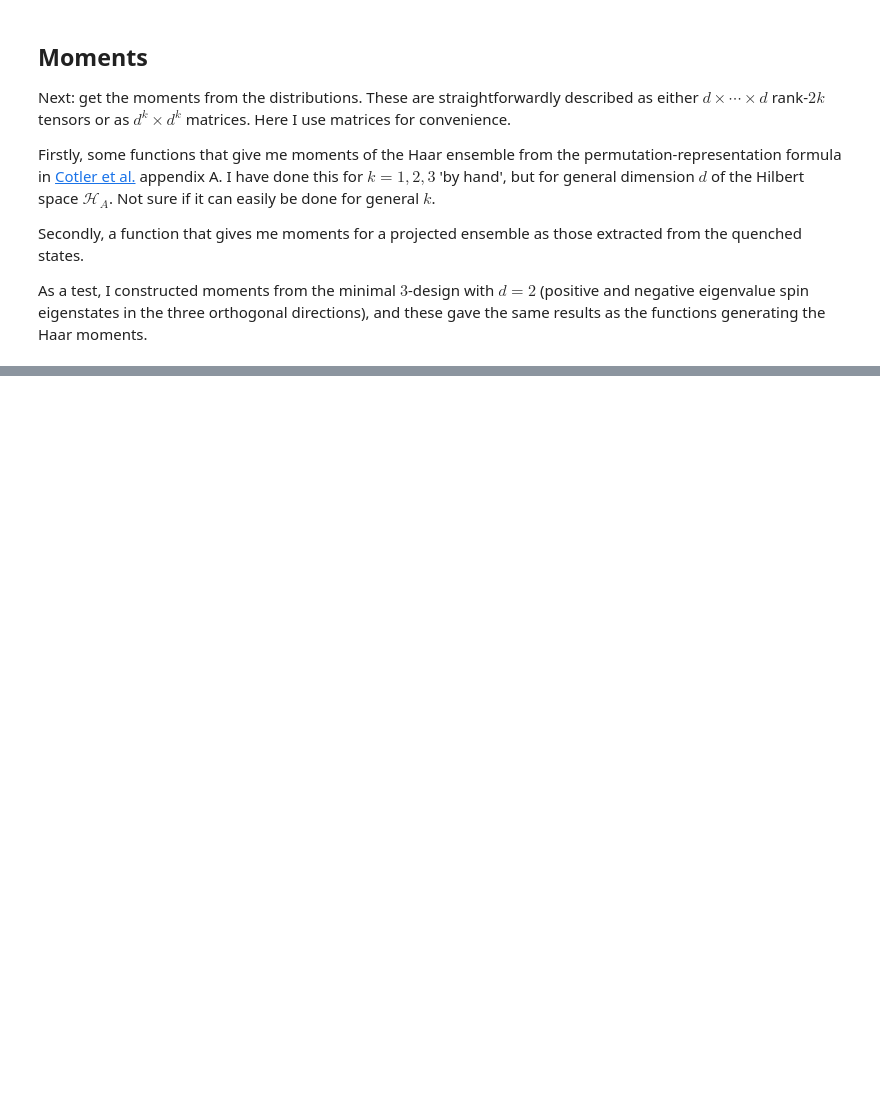
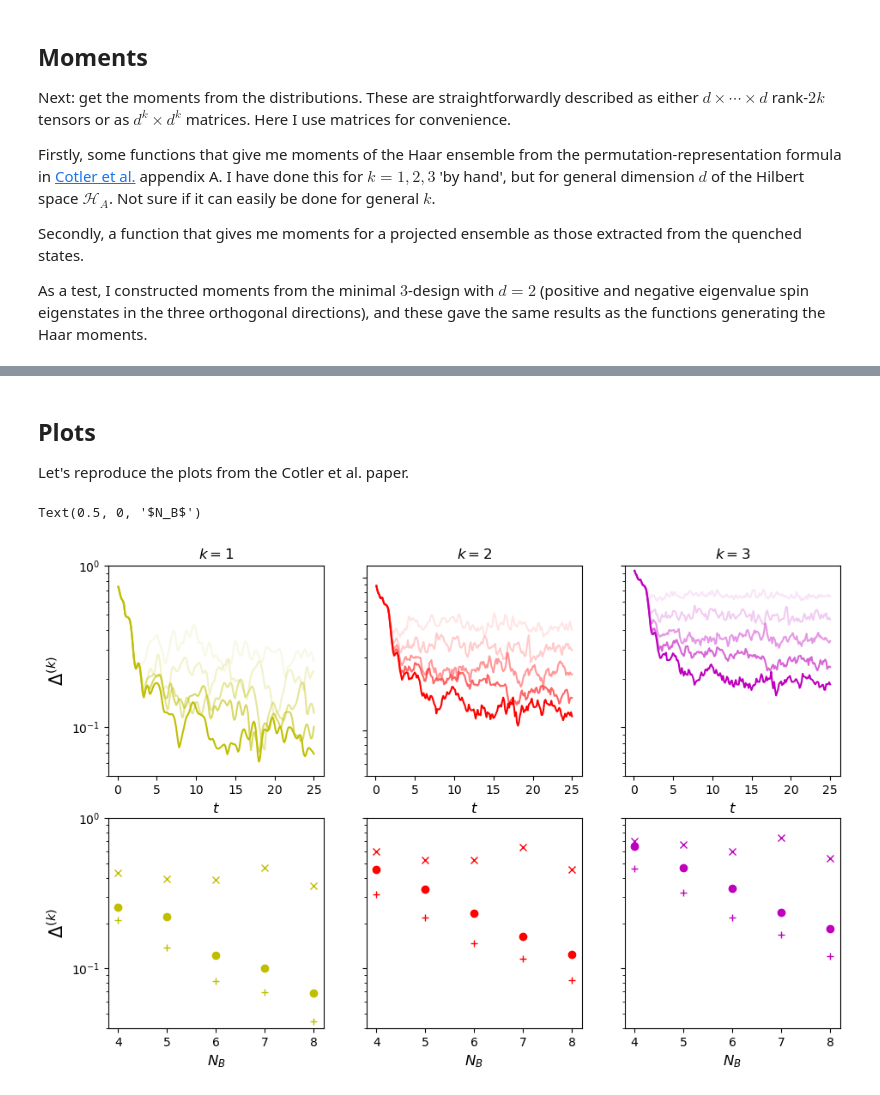
Before and after one commit to DaanTimmers/Summer_23, a Jupyter notebook: projected_ensemble.ipynb, the cells around one changed output, grey strips where cells are left out. Saved outputs shown, nothing was run; the diff lists cells and outputs as text; code cells hidden in the pictures; blank space fills up the shorter version.

Commit message:
empirical Haar and figure

```diff
--- a/projected_ensemble.ipynb
+++ b/projected_ensemble.ipynb
@@ -260,0 +293,71 @@ np.savez('Trace_distances', times=times, Ch_Dist = Ch_Dist, Int_Dist = Int_Dist)
+# %% [markdown]
+## Plots
+
+Let's reproduce the plots from the Cotler et al. paper.
+# %%
+data = np.load('Trace_distances.npz')
+times = data['times']
+Ch_Dist = data['Ch_Dist']
+Int_Dist = data['Int_Dist']
+
+fig, axes = plt.subplots(nrows=2,ncols=3,figsize=(11,7))
+
+axes[0,0].plot(times, Ch_Dist[0,0], color='y', alpha=0.1)
+axes[0,0].plot(times, Ch_Dist[1,0], color='y', alpha=0.2)
+axes[0,0].plot(times, Ch_Dist[2,0], color='y', alpha=0.4)
+axes[0,0].plot(times, Ch_Dist[3,0], color='y', alpha=0.6)
+axes[0,0].plot(times, Ch_Dist[4,0], color='y', alpha=1)
+axes[0,0].set_yscale('log')
+axes[0,0].set_ylim(0.05,1)
+axes[0,0].set_ylabel('$\Delta^{(k)}$',size=15)
+axes[0,0].set_xlabel('$t$',size=12)
+axes[0,0].set_title('$k = 1$')
+
+axes[0,1].plot(times, Ch_Dist[0,1], color='r', alpha=0.1)
+axes[0,1].plot(times, Ch_Dist[1,1], color='r', alpha=0.2)
+axes[0,1].plot(times, Ch_Dist[2,1], color='r', alpha=0.4)
+axes[0,1].plot(times, Ch_Dist[3,1], color='r', alpha=0.6)
+axes[0,1].plot(times, Ch_Dist[4,1], color='r', alpha=1)
+axes[0,1].set_yscale('log')
+axes[0,1].set_ylim(0.05,1.2)
+axes[0,1].set_yticklabels('')
+axes[0,1].set_xlabel('$t$',size=12)
+axes[0,1].set_title('$k=2$')
+
+axes[0,2].plot(times, Ch_Dist[0,2], color='m', alpha=0.1)
+axes[0,2].plot(times, Ch_Dist[1,2], color='m', alpha=0.2)
+axes[0,2].plot(times, Ch_Dist[2,2], color='m', alpha=0.4)
+axes[0,2].plot(times, Ch_Dist[3,2], color='m', alpha=0.6)
+axes[0,2].plot(times, Ch_Dist[4,2], color='m', alpha=1)
+axes[0,2].set_yscale('log')
+axes[0,2].set_ylim(0.05,1)
+axes[0,2].set_yticklabels('')
+axes[0,2].set_xlabel('$t$',size=12)
+axes[0,2].set_title('$k = 3$')
+
+axes[1,0].plot(N_Bs, Ch_Dist[:,0,-1], 'yo')
+axes[1,0].plot(N_Bs, Int_Dist[:,0,-1], 'yx')
+axes[1,0].plot(N_Bs, Emp_Haar_Dist[:,0], 'y+')
+axes[1,0].set_yscale('log')
+axes[1,0].set_ylim(0.04,1)
+axes[1,0].set_ylabel('$\Delta^{(k)}$',size=15)
+axes[1,0].set_xlabel('$N_B$',size=12)
+
+axes[1,1].plot(N_Bs, Ch_Dist[:,1,-1], 'ro')
+axes[1,1].plot(N_Bs, Int_Dist[:,1,-1], 'rx')
+axes[1,1].plot(N_Bs, Emp_Haar_Dist[:,1], 'r+')
+axes[1,1].set_yscale('log')
+axes[1,1].set_ylim(0.04,1)
+axes[1,1].set_yticklabels('')
+axes[1,1].set_xlabel('$N_B$',size=12)
+
+axes[1,2].plot(N_Bs, Ch_Dist[:,2,-1], 'mo')
+axes[1,2].plot(N_Bs, Int_Dist[:,2,-1], 'mx')
+axes[1,2].plot(N_Bs, Emp_Haar_Dist[:,2], 'm+')
+axes[1,2].set_yscale('log')
+axes[1,2].set_ylim(0.04,1)
+axes[1,2].set_yticklabels('')
+axes[1,2].set_xlabel('$N_B$',size=12)
+# %% [output]
+Text(0.5, 0, '$N_B$')
+[figure, added]
```
Also changed, not shown: parts of 6 cells of this notebook, 1 other file.
